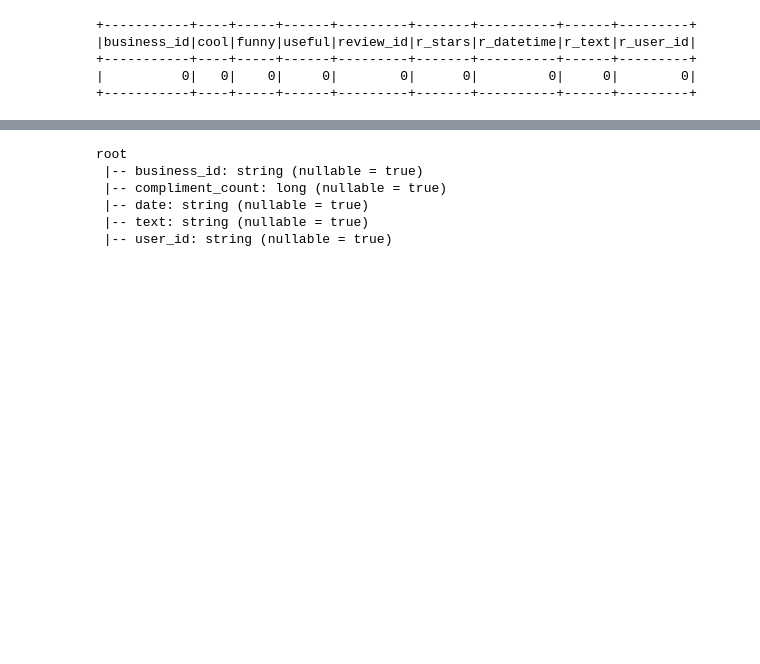
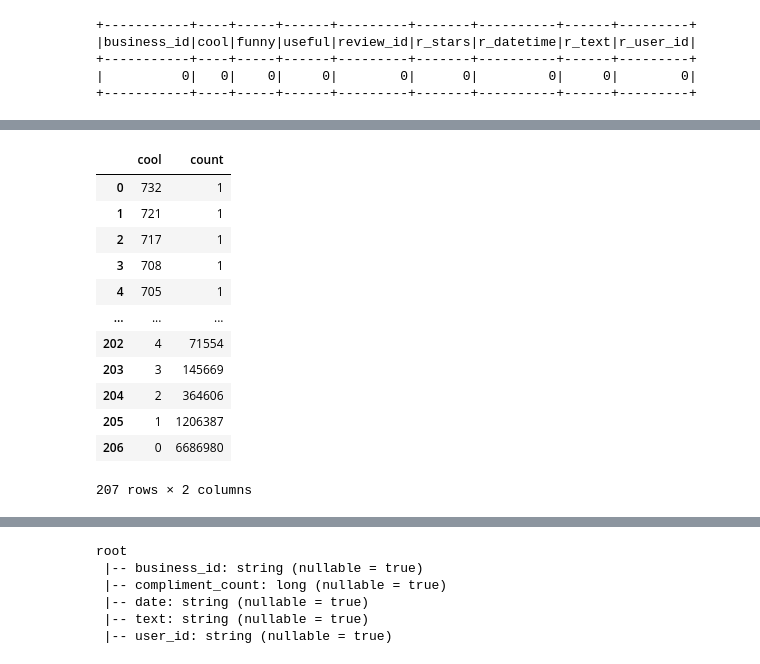
Before and after one commit to Necronoxia/Cdac_proj_yelp, a Jupyter notebook: EDA.ipynb, the cells around one changed output, grey strips where cells are left out. Cells and saved outputs as stored; diff of their text form; code cells hidden in the pictures; blank space fills up the shorter version.

```diff
--- a/EDA.ipynb
+++ b/EDA.ipynb
@@ -229,0 +253,16 @@ df3_1.describe().toPandas()
+# %%
+df3_1.groupby("cool").count().sort("cool",ascending=False).toPandas()
+# %% [output]
+|  | cool | count |
+| 0 | 732 | 1 |
+| 1 | 721 | 1 |
+| 2 | 717 | 1 |
+| 3 | 708 | 1 |
+| 4 | 705 | 1 |
+| ... | ... | ... |
+| 202 | 4 | 71554 |
+| 203 | 3 | 145669 |
+| 204 | 2 | 364606 |
+| 205 | 1 | 1206387 |
+| 206 | 0 | 6686980 |
+207 rows × 2 columns
```
Also changed, not shown: parts of 10 cells of this notebook.
